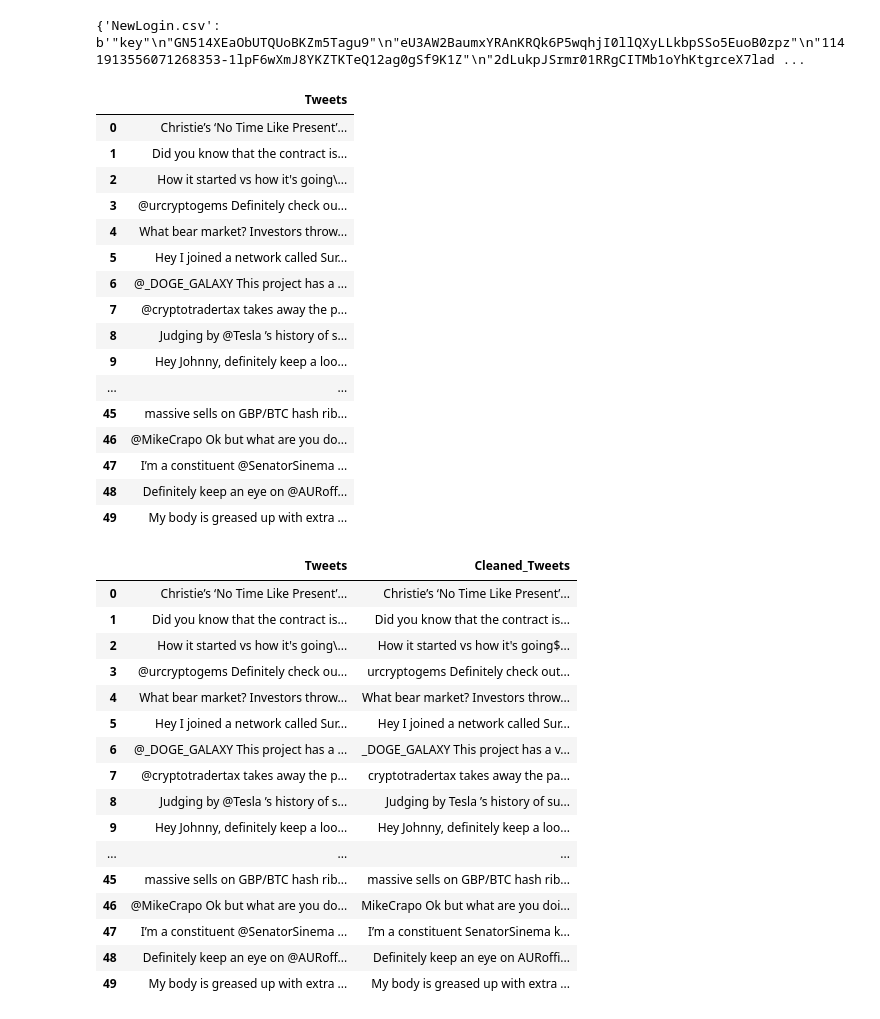
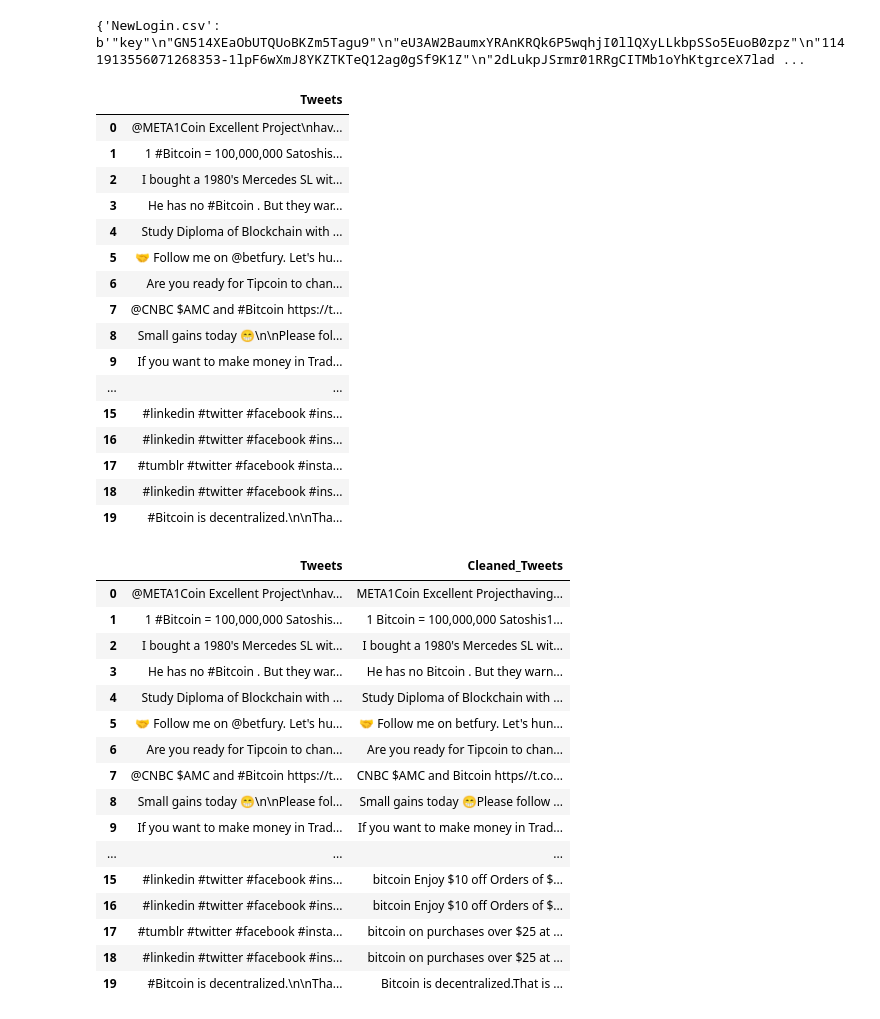
Before and after one commit to ronincodex/verbose-octo-fiesta, a Jupyter notebook: Live_Twitter_Data_Sentiment_Analysis_NLP.ipynb, the cells around one changed output. Cells and saved outputs as stored; diff of their text form; code cells hidden in the pictures.

```diff
--- a/Live_Twitter_Data_Sentiment_Analysis_NLP.ipynb
+++ b/Live_Twitter_Data_Sentiment_Analysis_NLP.ipynb
@@ -48,25 +48,25 @@ all_tweets = [tweet.full_text for tweet in tweets]
 pd.options.display.max_colwidth = -1
 df = pd.DataFrame(all_tweets, columns=['Tweets'])
 #Show the 1st  20 rows of Twitter data
-df.head(50)
+df.head(20)
 # %% [output]
 |  | Tweets |
-| 0 | Christie’s ‘No Time Like Present’... |
-| 1 | Did you know that the contract is... |
-| 2 | How it started vs how it's going\... |
-| 3 | @urcryptogems Definitely check ou... |
-| 4 | What bear market? Investors throw... |
-| 5 | Hey I joined a network called Sur... |
-| 6 | @_DOGE_GALAXY This project has a ... |
-| 7 | @cryptotradertax takes away the p... |
-| 8 | Judging by @Tesla ’s history of s... |
-| 9 | Hey Johnny, definitely keep a loo... |
+| 0 | @META1Coin Excellent Project\nhav... |
+| 1 | 1 #Bitcoin = 100,000,000 Satoshis... |
+| 2 | I bought a 1980's Mercedes SL wit... |
+| 3 | He has no #Bitcoin . But they war... |
+| 4 | Study Diploma of Blockchain with ... |
+| 5 | 🤝 Follow me on @betfury. Let's hu... |
+| 6 | Are you ready for Tipcoin to chan... |
+| 7 | @CNBC $AMC and #Bitcoin https://t... |
+| 8 | Small gains today 😁\n\nPlease fol... |
+| 9 | If you want to make money in Trad... |
 | ... | ... |
-| 45 | massive sells on GBP/BTC hash rib... |
-| 46 | @MikeCrapo Ok but what are you do... |
-| 47 | I’m a constituent @SenatorSinema ... |
-| 48 | Definitely keep an eye on @AURoff... |
-| 49 | My body is greased up with extra ... |
+| 15 | #linkedin #twitter #facebook #ins... |
+| 16 | #linkedin #twitter #facebook #ins... |
+| 17 | #tumblr #twitter #facebook #insta... |
+| 18 | #linkedin #twitter #facebook #ins... |
+| 19 | #Bitcoin is decentralized.\n\nTha... |
 # %%
 #Create a function to clean the tweets
 def cleanTwt(twt):
@@ -81,26 +81,26 @@ def cleanTwt(twt):
 # %%
 #Clean the tweets
 df['Cleaned_Tweets'] = df['Tweets'].apply(cleanTwt)
 #Show the data set
-df.head(50)
+df.head(20)
 # %% [output]
 |  | Tweets | Cleaned_Tweets |
-| 0 | Christie’s ‘No Time Like Present’... | Christie’s ‘No Time Like Present’... |
-| 1 | Did you know that the contract is... | Did you know that the contract is... |
-| 2 | How it started vs how it's going\... | How it started vs how it's going$... |
-| 3 | @urcryptogems Definitely check ou... | urcryptogems Definitely check out... |
-| 4 | What bear market? Investors throw... | What bear market? Investors throw... |
-| 5 | Hey I joined a network called Sur... | Hey I joined a network called Sur... |
-| 6 | @_DOGE_GALAXY This project has a ... | _DOGE_GALAXY This project has a v... |
-| 7 | @cryptotradertax takes away the p... | cryptotradertax takes away the pa... |
-| 8 | Judging by @Tesla ’s history of s... | Judging by Tesla ’s history of su... |
-| 9 | Hey Johnny, definitely keep a loo... | Hey Johnny, definitely keep a loo... |
+| 0 | @META1Coin Excellent Project\nhav... | META1Coin Excellent Projecthaving... |
+| 1 | 1 #Bitcoin = 100,000,000 Satoshis... | 1 Bitcoin = 100,000,000 Satoshis1... |
+| 2 | I bought a 1980's Mercedes SL wit... | I bought a 1980's Mercedes SL wit... |
+| 3 | He has no #Bitcoin . But they war... | He has no Bitcoin . But they warn... |
+| 4 | Study Diploma of Blockchain with ... | Study Diploma of Blockchain with ... |
+| 5 | 🤝 Follow me on @betfury. Let's hu... | 🤝 Follow me on betfury. Let's hun... |
+| 6 | Are you ready for Tipcoin to chan... | Are you ready for Tipcoin to chan... |
+| 7 | @CNBC $AMC and #Bitcoin https://t... | CNBC $AMC and Bitcoin https//t.co... |
+| 8 | Small gains today 😁\n\nPlease fol... | Small gains today 😁Please follow ... |
+| 9 | If you want to make money in Trad... | If you want to make money in Trad... |
 | ... | ... | ... |
-| 45 | massive sells on GBP/BTC hash rib... | massive sells on GBP/BTC hash rib... |
-| 46 | @MikeCrapo Ok but what are you do... | MikeCrapo Ok but what are you doi... |
-| 47 | I’m a constituent @SenatorSinema ... | I’m a constituent SenatorSinema k... |
-| 48 | Definitely keep an eye on @AURoff... | Definitely keep an eye on AURoffi... |
-| 49 | My body is greased up with extra ... | My body is greased up with extra ... |
+| 15 | #linkedin #twitter #facebook #ins... | bitcoin Enjoy $10 off Orders of $... |
+| 16 | #linkedin #twitter #facebook #ins... | bitcoin Enjoy $10 off Orders of $... |
+| 17 | #tumblr #twitter #facebook #insta... | bitcoin on purchases over $25 at ... |
+| 18 | #linkedin #twitter #facebook #ins... | bitcoin on purchases over $25 at ... |
+| 19 | #Bitcoin is decentralized.\n\nTha... | Bitcoin is decentralized.That is ... |
 # %%
 #Create a function to get the subjectivity
 def getSubjectivity(twt):
```
Also changed, not shown: parts of 8 cells of this notebook.
